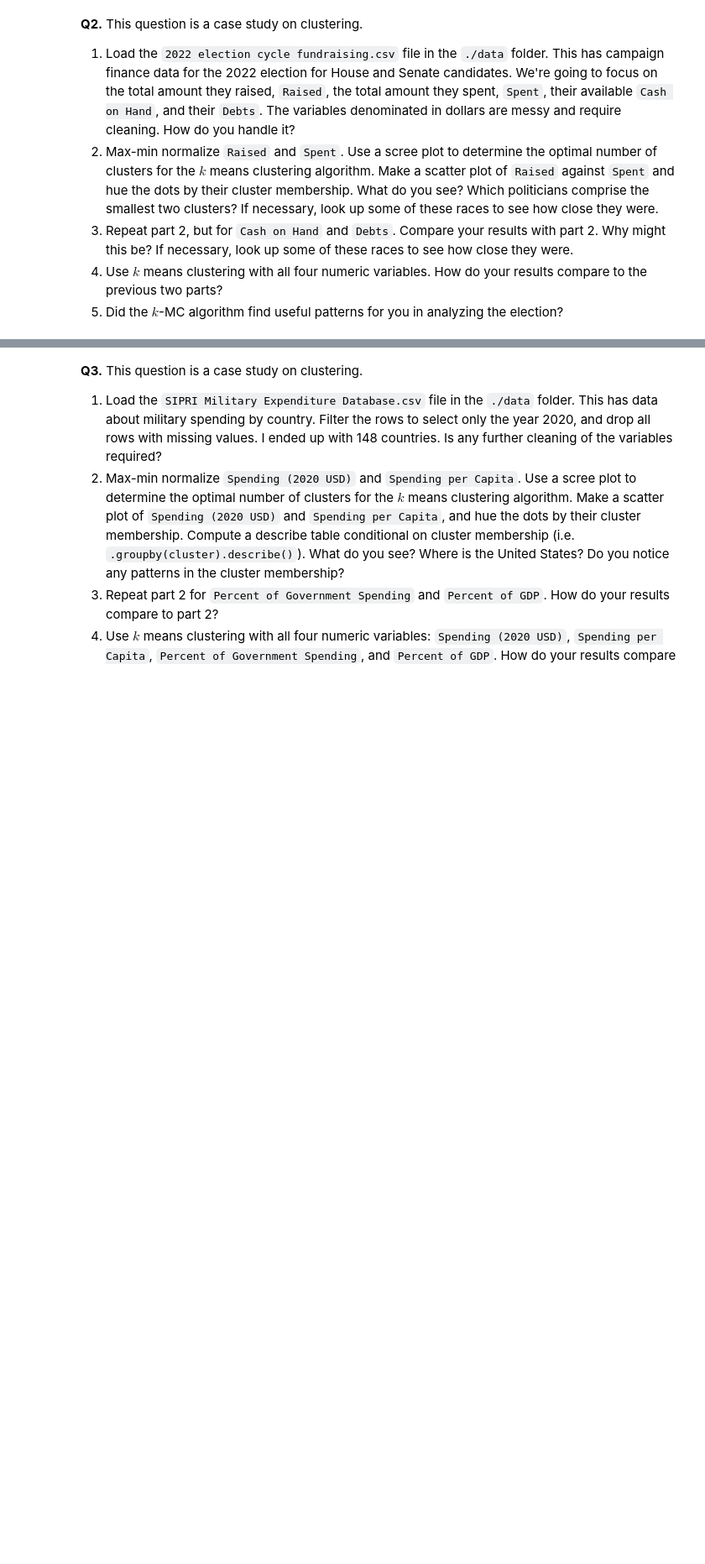
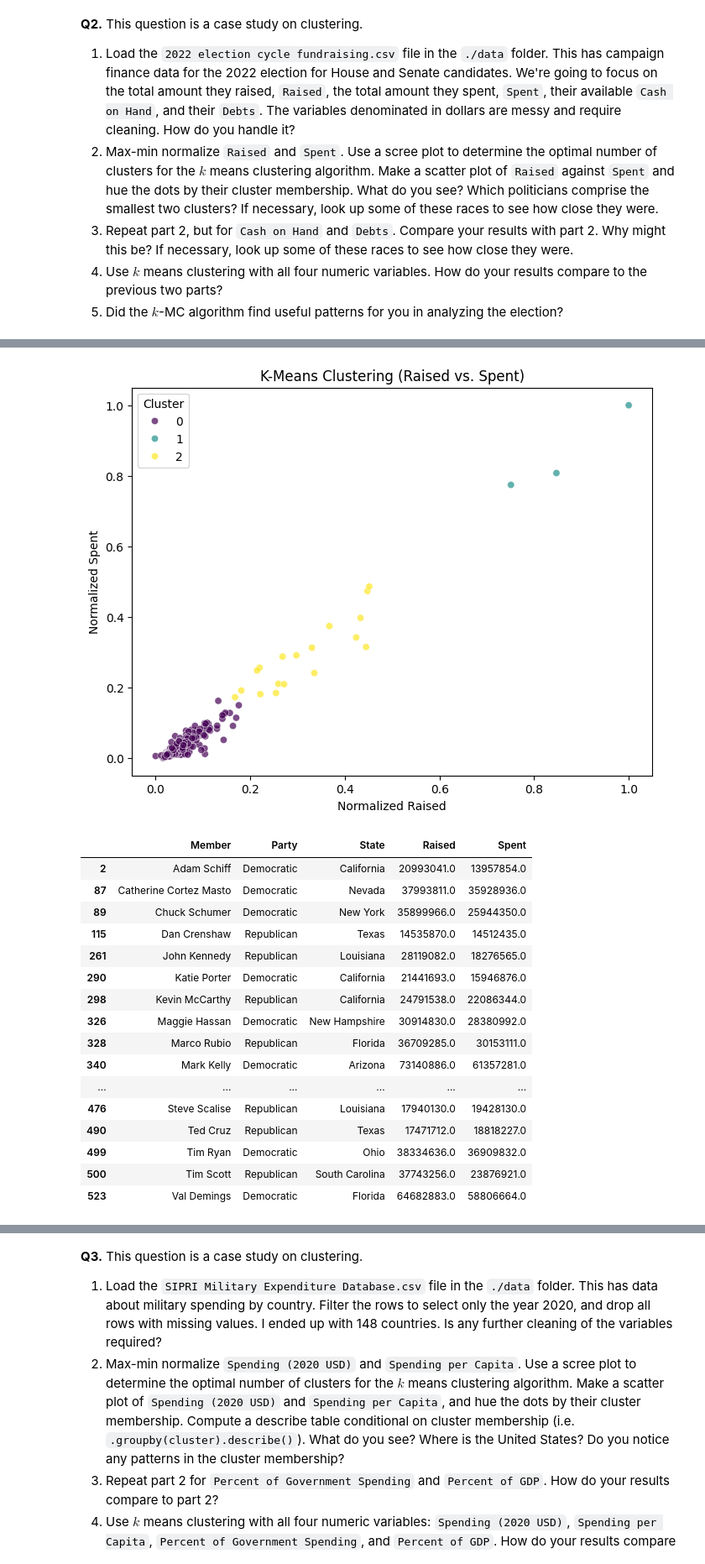
Before and after one commit to BastianSiahaan/clustering, a Jupyter notebook: assignment/assignment_clustering.ipynb, the cells around one changed output, grey strips where cells are left out. Shown: that part at 84% size. Cells and saved outputs as stored; diff of their text form; code cells hidden in the pictures; blank space fills up the shorter version.

```diff
--- a/assignment/assignment_clustering.ipynb
+++ b/assignment/assignment_clustering.ipynb
@@ -137,0 +237,39 @@ k=3, reinforcing that three clusters are optimal. However, as noise increases, t
+# %%
+import seaborn as sns
+
+optimal_k = 3
+kmeans = KMeans(n_clusters=optimal_k, random_state=100, n_init=10)
+df_subset["Cluster"] = kmeans.fit_predict(df_subset[["Raised", "Spent"]])
+
+plt.figure(figsize=(8, 6))
+sns.scatterplot(data=df_subset, x="Raised", y="Spent", hue=df_subset["Cluster"], palette="viridis", alpha=0.7)
+plt.xlabel("Normalized Raised")
+plt.ylabel("Normalized Spent")
+plt.title("K-Means Clustering (Raised vs. Spent)")
+plt.legend(title="Cluster")
+plt.show()
+
+cluster_counts = df_subset["Cluster"].value_counts().sort_values()
+smallest_clusters = cluster_counts.index[:2]
+smallest_cluster_politicians = df[df_subset["Cluster"].isin(smallest_clusters)][["Member", "Party", "State", "Raised", "Spent"]]
+
+display(smallest_cluster_politicians)
+# %% [output]
+[figure, added]
+|  | Member | Party | State | Raised | Spent |
+| 2 | Adam Schiff | Democratic | California | 20993041.0 | 13957854.0 |
+| 87 | Catherine Cortez Masto | Democratic | Nevada | 37993811.0 | 35928936.0 |
+| 89 | Chuck Schumer | Democratic | New York | 35899966.0 | 25944350.0 |
+| 115 | Dan Crenshaw | Republican | Texas | 14535870.0 | 14512435.0 |
+| 261 | John Kennedy | Republican | Louisiana | 28119082.0 | 18276565.0 |
+| 290 | Katie Porter | Democratic | California | 21441693.0 | 15946876.0 |
+| 298 | Kevin McCarthy | Republican | California | 24791538.0 | 22086344.0 |
+| 326 | Maggie Hassan | Democratic | New Hampshire | 30914830.0 | 28380992.0 |
+| 328 | Marco Rubio | Republican | Florida | 36709285.0 | 30153111.0 |
+| 340 | Mark Kelly | Democratic | Arizona | 73140886.0 | 61357281.0 |
+| ... | ... | ... | ... | ... | ... |
+| 476 | Steve Scalise | Republican | Louisiana | 17940130.0 | 19428130.0 |
+| 490 | Ted Cruz | Republican | Texas | 17471712.0 | 18818227.0 |
+| 499 | Tim Ryan | Democratic | Ohio | 38334636.0 | 36909832.0 |
+| 500 | Tim Scott | Republican | South Carolina | 37743256.0 | 23876921.0 |
+| 523 | Val Demings | Democratic | Florida | 64682883.0 | 58806664.0 |
```
Also changed, not shown: parts of 8 cells of this notebook.
